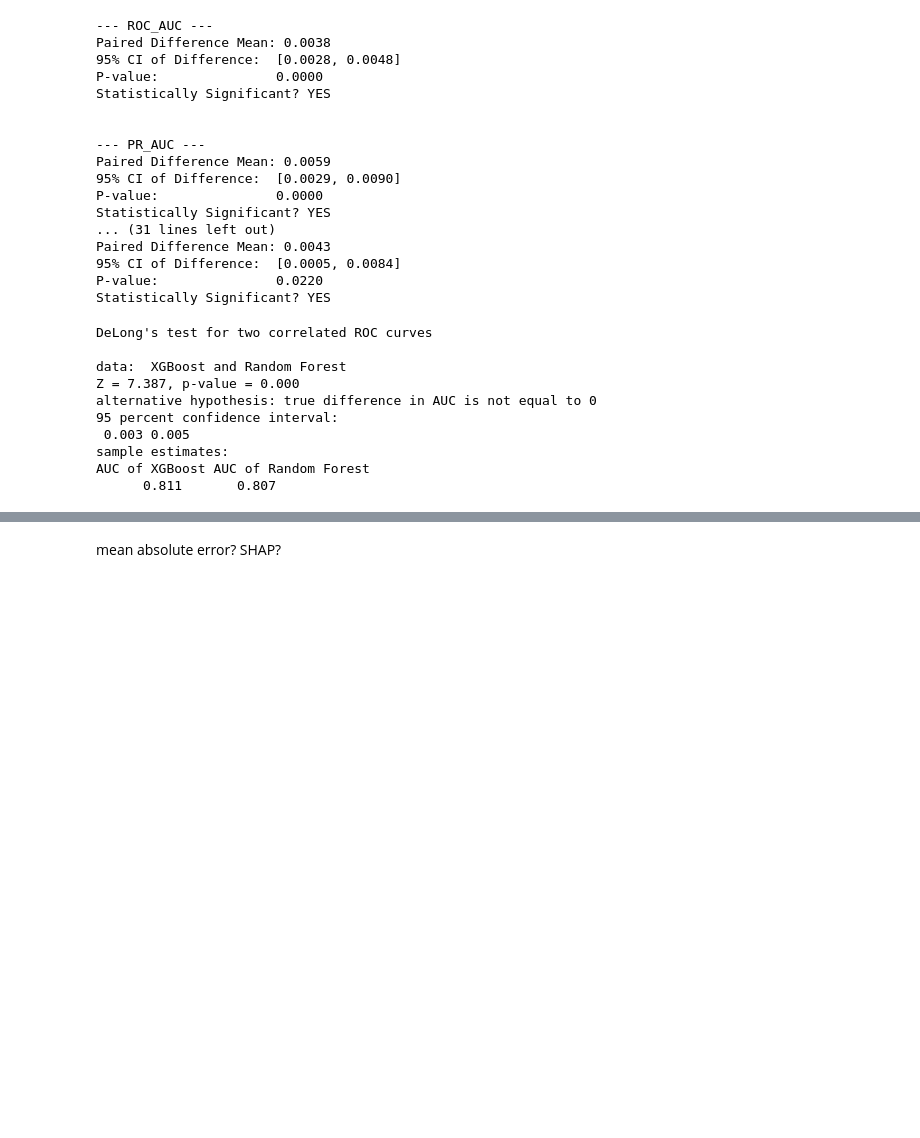
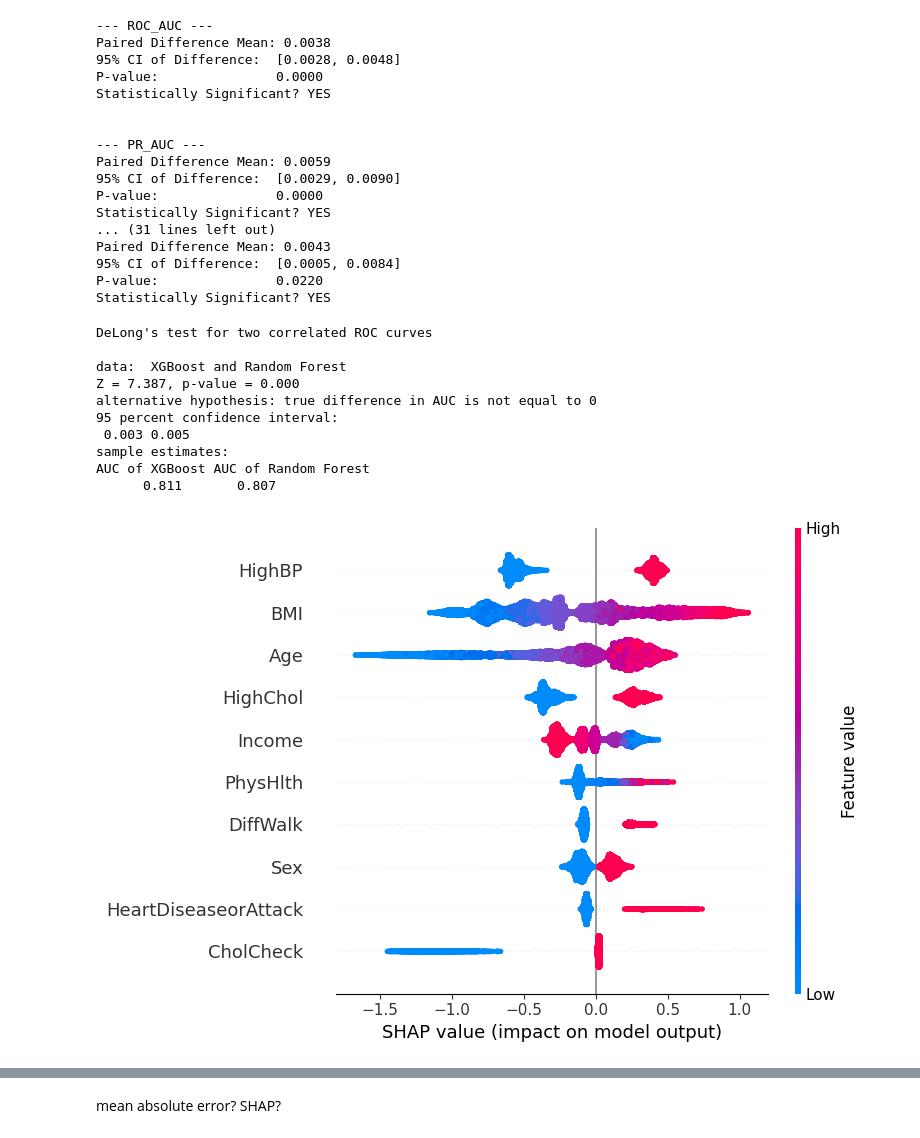
Before and after one commit to schowbey/m228-final-project, a Jupyter notebook: models.ipynb, the cells around one changed output, grey strips where cells are left out. Saved outputs shown, nothing was run; the diff lists cells and outputs as text; code cells hidden in the pictures; blank space fills up the shorter version.

Commit message:
update models

```diff
--- a/models.ipynb
+++ b/models.ipynb
@@ -814,3 +815,15 @@ alternative hypothesis: true difference in AUC is not equal to 0
 sample estimates:
 AUC of XGBoost AUC of Random Forest
       0.811       0.807
+# %%
+
+# create the explainer (TreeExplainer is the fastest and most accurate for tree models)
+xg_explainer = shap.TreeExplainer(xg_model)
+
+# calculate SHAP values
+xg_shap_values = xg_explainer.shap_values(X_test)
+
+# summary plot shows the magnitude and direction of feature impacts
+shap.summary_plot(xg_shap_values, X_test, max_display = 10)
+# %% [output]
+[figure, added]
```
Also changed, not shown: parts of 8 cells of this notebook, 1 other file.
